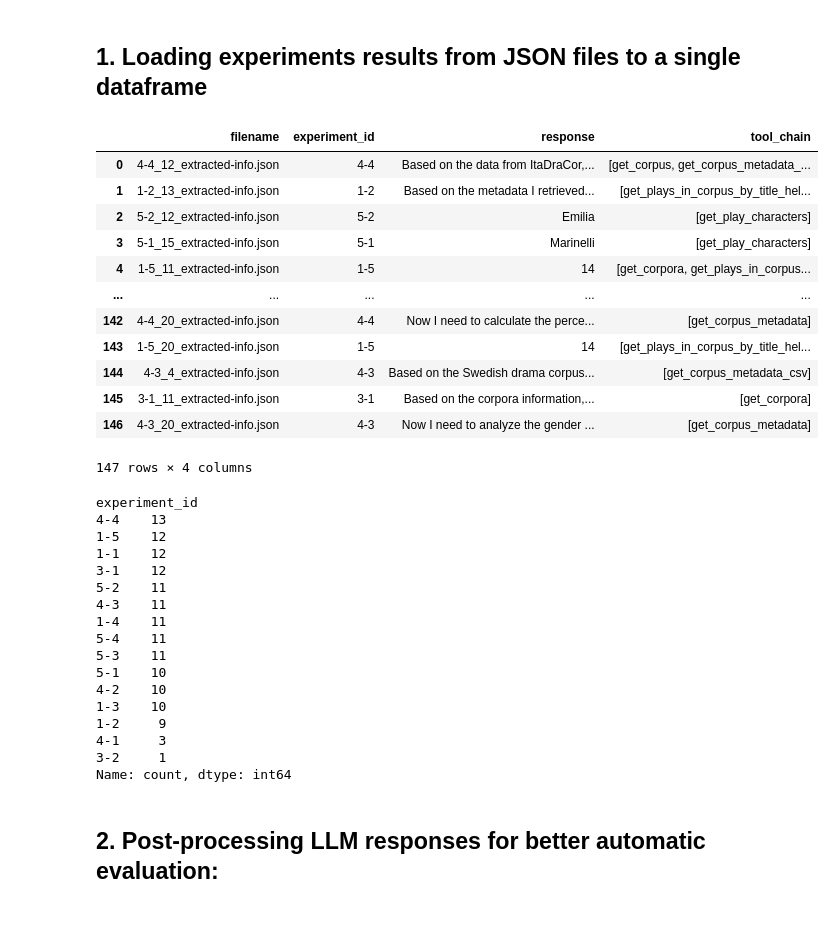
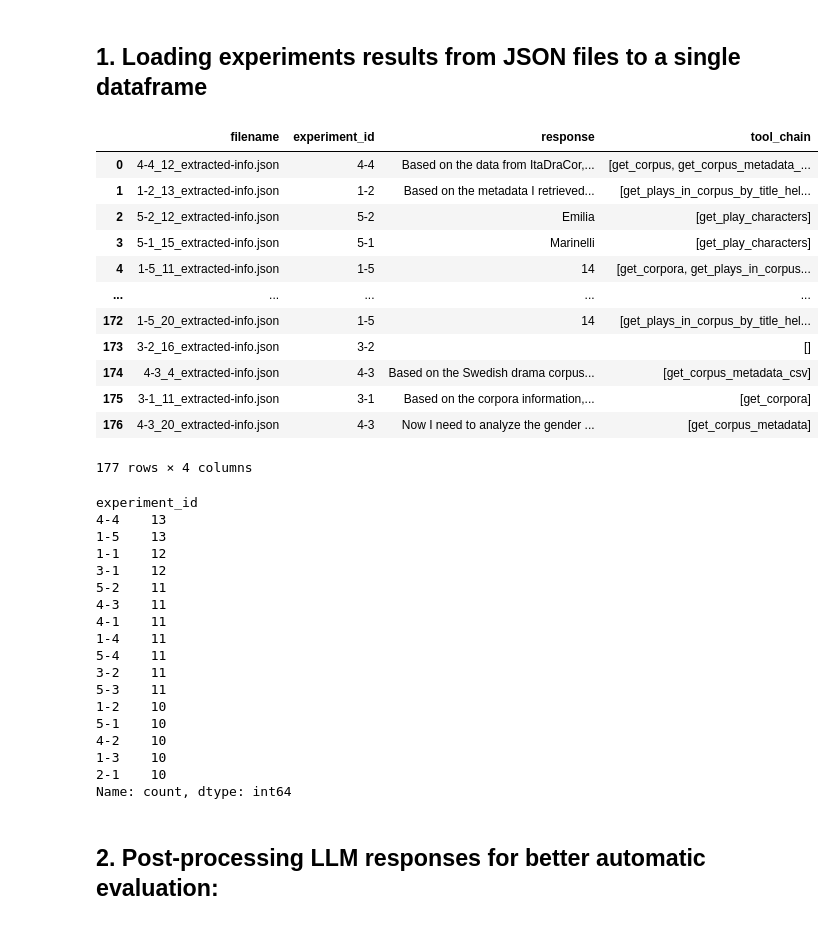
Before and after one commit to dracor-org/dracor-mcp-evaluation, a Jupyter notebook: automatic_evaluation/responses_analyser.ipynb, the cells around one changed output. Drawn from its saved outputs; the diff is of its cells as text; code cells hidden in the pictures.

Commit message:
fix path (updated folder structure after haiku-sonnet split)

```diff
--- a/automatic_evaluation/responses_analyser.ipynb
+++ b/automatic_evaluation/responses_analyser.ipynb
@@ -26,65 +26,66 @@ EXPERIMENT_PREFIXES = [
 ]
 # %%
 # Path to the uploaded files
-path = "results/extracted/*.json"
+path = "results/sonnet-4/extracted/*.json"
 
 rows = []
 
 for file in glob.glob(path):
     with open(file, "r") as f:
         data = json.load(f)
 
     filename = os.path.basename(file)
 
     # Experiment ID is always the first part before the first "_"
     experiment_id = filename.split("_")[0]  # e.g. "1-1"
 
     # Extract the `response` field (if missing, set to None)
     response = data.get("response", None)
     tool_chain = data.get("tool_chain", None)
 
     rows.append({
         "filename": filename,
         "experiment_id": experiment_id,
         "response": response,
         "tool_chain": tool_chain,
     })
 
 df = pd.DataFrame(rows)
 df
 # %% [output]
 |  | filename | experiment_id | response | tool_chain |
 | 0 | 4-4_12_extracted-info.json | 4-4 | Based on the data from ItaDraCor,... | [get_corpus, get_corpus_metadata_... |
 | 1 | 1-2_13_extracted-info.json | 1-2 | Based on the metadata I retrieved... | [get_plays_in_corpus_by_title_hel... |
 | 2 | 5-2_12_extracted-info.json | 5-2 | Emilia | [get_play_characters] |
 | 3 | 5-1_15_extracted-info.json | 5-1 | Marinelli | [get_play_characters] |
 | 4 | 1-5_11_extracted-info.json | 1-5 | 14 | [get_corpora, get_plays_in_corpus... |
 | ... | ... | ... | ... | ... |
-| 142 | 4-4_20_extracted-info.json | 4-4 | Now I need to calculate the perce... | [get_corpus_metadata] |
-| 143 | 1-5_20_extracted-info.json | 1-5 | 14 | [get_plays_in_corpus_by_title_hel... |
-| 144 | 4-3_4_extracted-info.json | 4-3 | Based on the Swedish drama corpus... | [get_corpus_metadata_csv] |
-| 145 | 3-1_11_extracted-info.json | 3-1 | Based on the corpora information,... | [get_corpora] |
-| 146 | 4-3_20_extracted-info.json | 4-3 | Now I need to analyze the gender ... | [get_corpus_metadata] |
+| 172 | 1-5_20_extracted-info.json | 1-5 | 14 | [get_plays_in_corpus_by_title_hel... |
+| 173 | 3-2_16_extracted-info.json | 3-2 |  | [] |
+| 174 | 4-3_4_extracted-info.json | 4-3 | Based on the Swedish drama corpus... | [get_corpus_metadata_csv] |
+| 175 | 3-1_11_extracted-info.json | 3-1 | Based on the corpora information,... | [get_corpora] |
+| 176 | 4-3_20_extracted-info.json | 4-3 | Now I need to analyze the gender ... | [get_corpus_metadata] |
-147 rows × 4 columns
+177 rows × 4 columns
 # %%
 df['experiment_id'].value_counts()
 # %% [output]
 experiment_id
 4-4    13
-1-5    12
+1-5    13
 1-1    12
 3-1    12
 5-2    11
 4-3    11
+4-1    11
 1-4    11
 5-4    11
+3-2    11
 5-3    11
+1-2    10
 5-1    10
 4-2    10
 1-3    10
-1-2     9
-4-1     3
-3-2     1
+2-1    10
 Name: count, dtype: int64
 # %% [markdown]
 ## 2. Post-processing LLM responses for better automatic evaluation:
```
Also changed, not shown: parts of 9 cells of this notebook.
